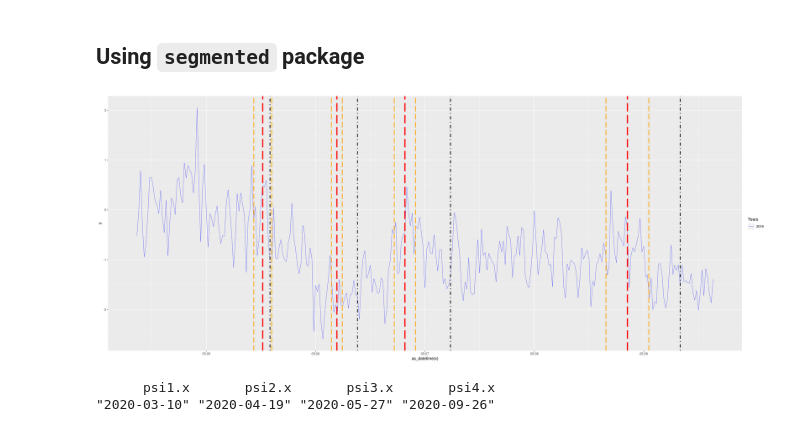
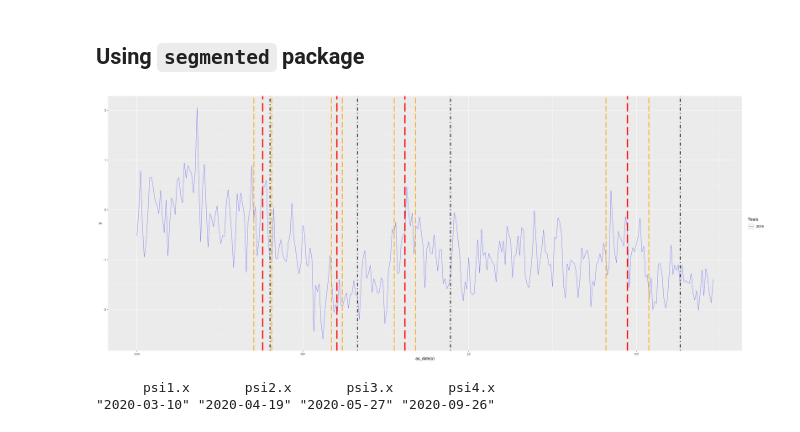
Before and after one commit to Jaimedgp/AirQualityCOVID, a Jupyter notebook: notebooks/Analysis/lm/seasonal.ipynb, the cells around one changed output. Saved outputs shown, nothing was run; the diff lists cells and outputs as text; code cells hidden in the pictures.

```diff
--- a/notebooks/Analysis/lm/seasonal.ipynb
+++ b/notebooks/Analysis/lm/seasonal.ipynb
@@ -26,15 +26,15 @@ load("data/meteorology.rda")
 # %%
 periods <- list(
     # lockdown
-    lockdown = as.numeric(ymd("2020-03-14")),
+    lockdown = ymd("2020-03-14"),
     #end.lockdown = as.numeric(ymd_hms("2020-04-28 00:00:00")),
 
     # poslockdown
-    fases = as.numeric(ymd("2020-05-01")),
-    normalidad = as.numeric(ymd("2020-06-21")),
+    fases = ymd("2020-05-01"),
+    normalidad = ymd("2020-06-21"),
 
     # New lockdown
-    new.lockdown = as.numeric(ymd("2020-10-25"))
+    new.lockdown = ymd("2020-10-25")
 )
 # %% [markdown]
 ## Load Data
@@ -101,31 +103,31 @@ my.seg.1 <- segmented(lm(y ~ x, data=var),
                       psi = list(x = periods)
                      )
 # %%
-plot <- ggplot(data=var, aes(x=as_datetime(x)))+
+plot <- ggplot(data=var, aes(x=as_date(x)))+
     scale_color_manual(name = "Years",
                        values = c("2019" = "blue"))
 
 plot <- plot + geom_line(aes(y=y, color="2019"), size=0.2)
 
 if (length(my.seg.1$psi) != 0) {
     for (k in 1:(nrow(my.seg.1$psi))) {
         plot <- plot + geom_vline(xintercept = my.seg.1$psi[k,"Est."],
                                   linetype=5, color = "red", size=1.5)
         plot <- plot + geom_vline(xintercept = my.seg.1$psi[k,"Est."] - my.seg.1$psi[k,"St.Err"],
                                   linetype=5, color = "orange", size=1)
         plot <- plot + geom_vline(xintercept = my.seg.1$psi[k,"Est."] + my.seg.1$psi[k,"St.Err"],
                                   linetype=5, color = "orange", size=1)
     }
 }
 
 for (k in 1:(length(periods))) {
     plot <- plot + geom_vline(xintercept = as.numeric(periods[k]),
                               linetype=4, color = "black", size=1)
 }
 
 plot
 # %% [output]
-[figure, old version]
+[figure, new version]
 # %%
 as_date(my.seg.1$psi[, "Est."])
 as_date(my.seg.1$psi[, "Initial"])
```
Also changed, not shown: parts of 9 cells of this notebook, 1 other file.
